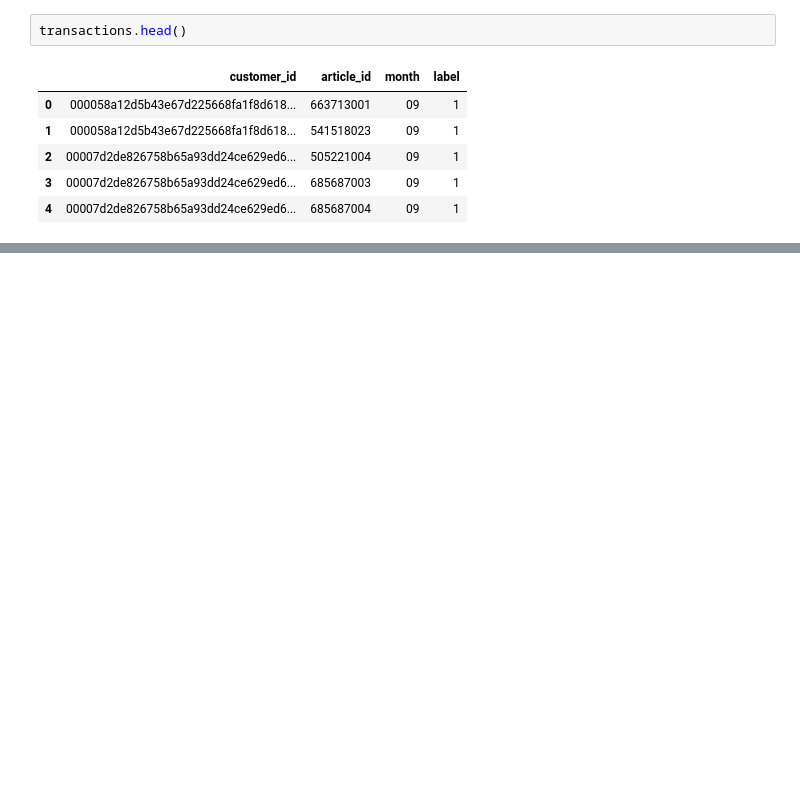
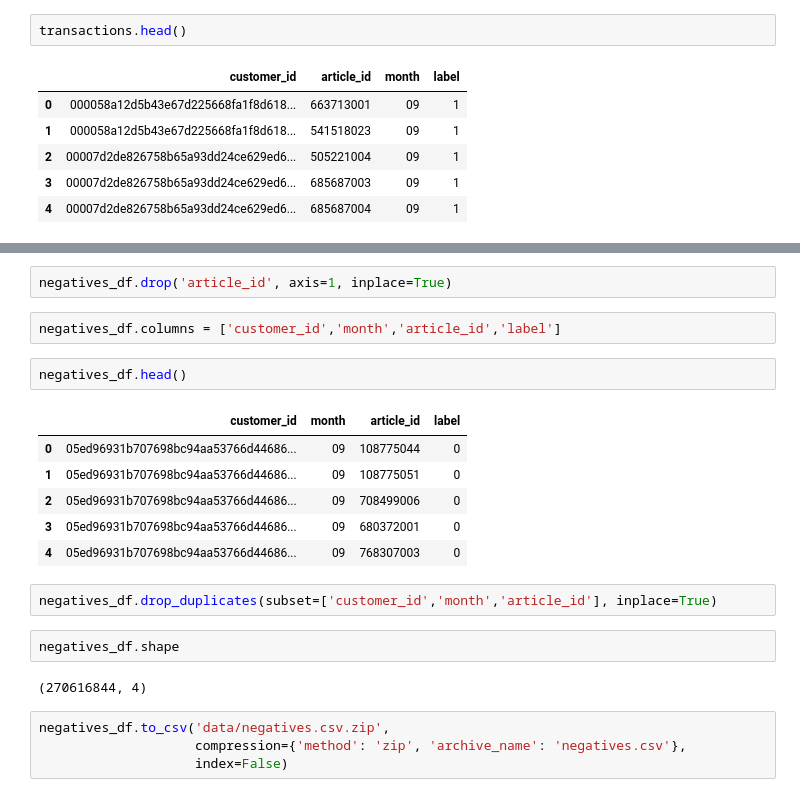
Before and after one commit to erstrong/kaggle, a Jupyter notebook: h-and-m-personalized-fashion-recommendations/Feature Engineering.ipynb, the cells around one changed output, grey strips where cells are left out. Saved outputs shown, nothing was run; the diff lists cells and outputs as text; blank space fills up the shorter version.

```diff
--- a/h-and-m-personalized-fashion-recommendations/Feature Engineering.ipynb
+++ b/h-and-m-personalized-fashion-recommendations/Feature Engineering.ipynb
@@ -532,0 +603,23 @@ pickle.dump(negatives, open('data/negatives.pkl', 'rb'))
+# %%
+negatives_df.drop('article_id', axis=1, inplace=True)
+# %%
+negatives_df.columns = ['customer_id','month','article_id','label']
+# %%
+negatives_df.head()
+# %% [output]
+|  | customer_id | month | article_id | label |
+| 0 | 05ed96931b707698bc94aa53766d44686... | 09 | 108775044 | 0 |
+| 1 | 05ed96931b707698bc94aa53766d44686... | 09 | 108775051 | 0 |
+| 2 | 05ed96931b707698bc94aa53766d44686... | 09 | 708499006 | 0 |
+| 3 | 05ed96931b707698bc94aa53766d44686... | 09 | 680372001 | 0 |
+| 4 | 05ed96931b707698bc94aa53766d44686... | 09 | 768307003 | 0 |
+# %%
+negatives_df.drop_duplicates(subset=['customer_id','month','article_id'], inplace=True)
+# %%
+negatives_df.shape
+# %% [output]
+(270616844, 4)
+# %%
+negatives_df.to_csv('data/negatives.csv.zip',
+                    compression={'method': 'zip', 'archive_name': 'negatives.csv'},
+                    index=False)
```
Also changed, not shown: parts of 22 cells of this notebook.
